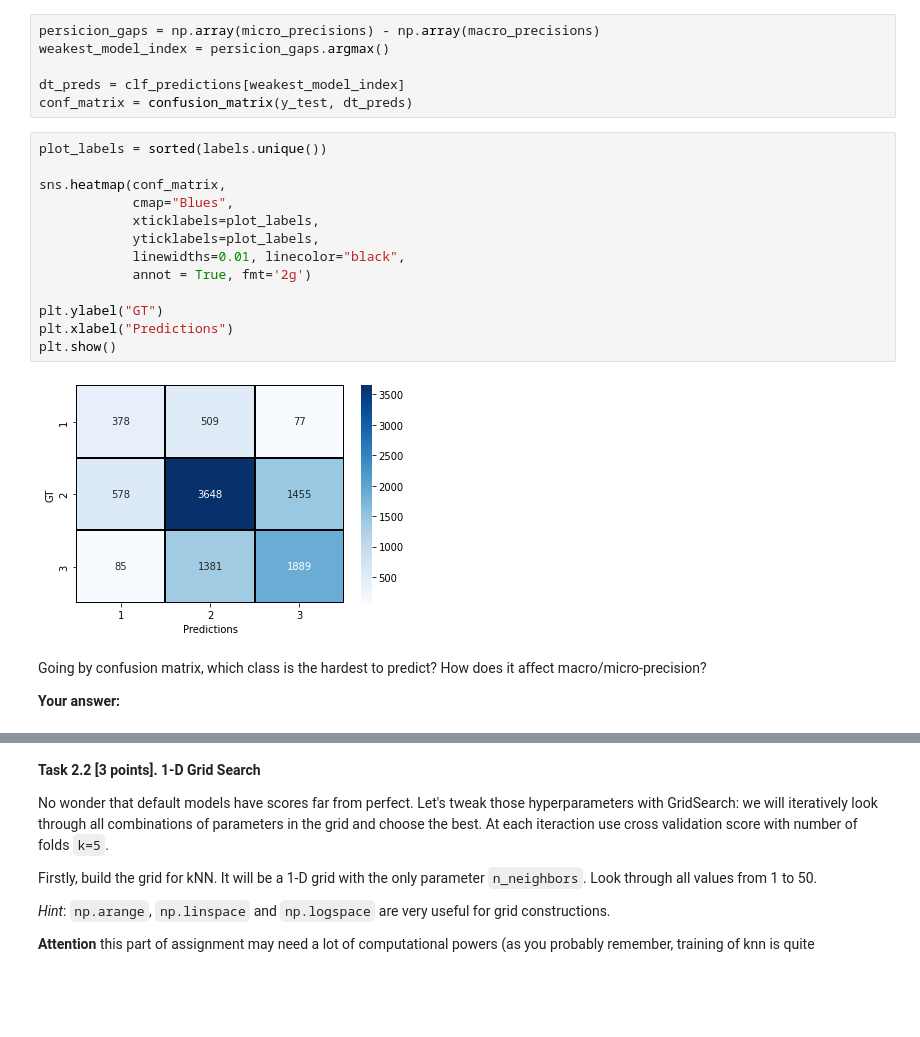
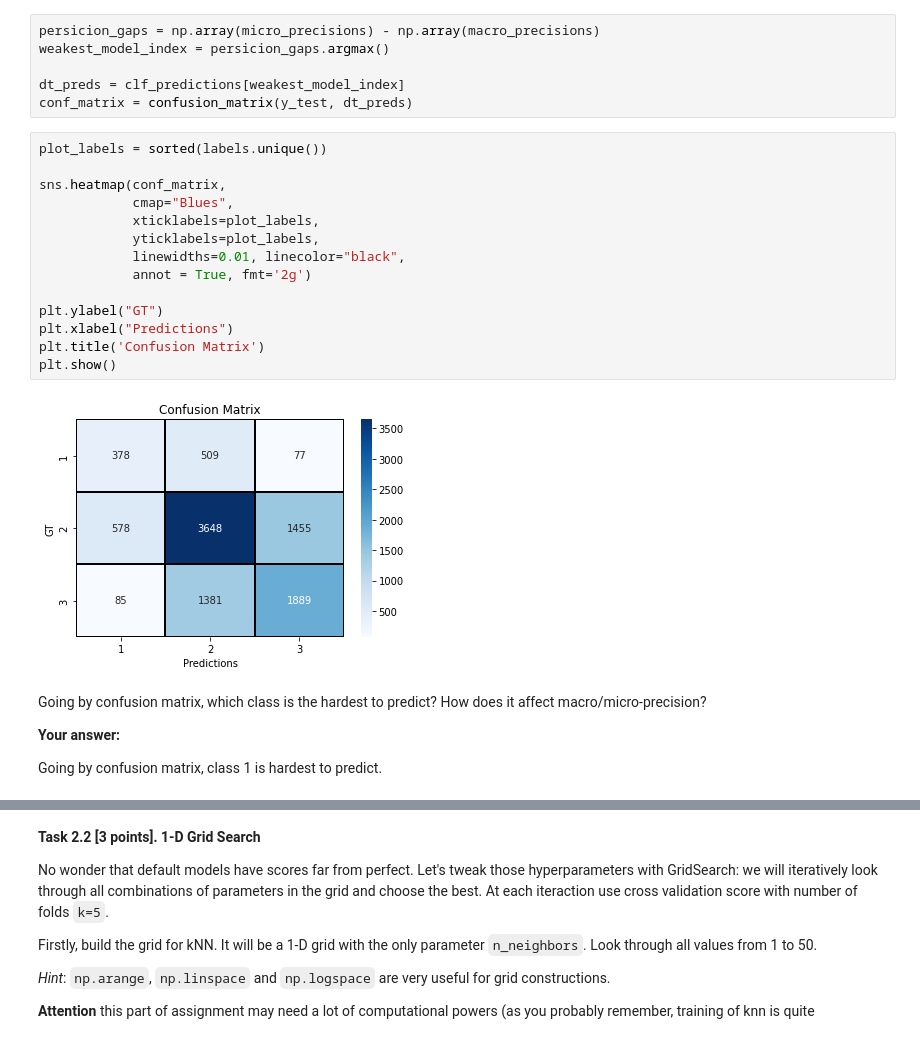
Before and after one commit to eugeuie/machine-learning, a Jupyter notebook: homework_2_feature_selection_gridsearch/2021_lab02_m103_Abdullaeva_Evgenia.ipynb, the cells around one changed output, grey strips where cells are left out. Drawn from its saved outputs; the diff is of its cells as text; blank space fills up the shorter version.

```diff
--- a/homework_2_feature_selection_gridsearch/2021_lab02_m103_Abdullaeva_Evgenia.ipynb
+++ b/homework_2_feature_selection_gridsearch/2021_lab02_m103_Abdullaeva_Evgenia.ipynb
@@ -413,19 +413,22 @@ conf_matrix = confusion_matrix(y_test, dt_preds)
 # %%
 plot_labels = sorted(labels.unique())
 
 sns.heatmap(conf_matrix,
             cmap="Blues",
             xticklabels=plot_labels,
             yticklabels=plot_labels,
             linewidths=0.01, linecolor="black",
             annot = True, fmt='2g')
 
 plt.ylabel("GT")
 plt.xlabel("Predictions")
+plt.title('Confusion Matrix')
 plt.show()
 # %% [output]
-[figure, old version]
+[figure, new version]
 # %% [markdown]
 Going by confusion matrix, which class is the hardest to predict? How does it affect macro/micro-precision?
 
 **Your answer:**
+
+Going by confusion matrix, class 1 is hardest to predict.
```
Also changed, not shown: parts of 7 cells of this notebook.
